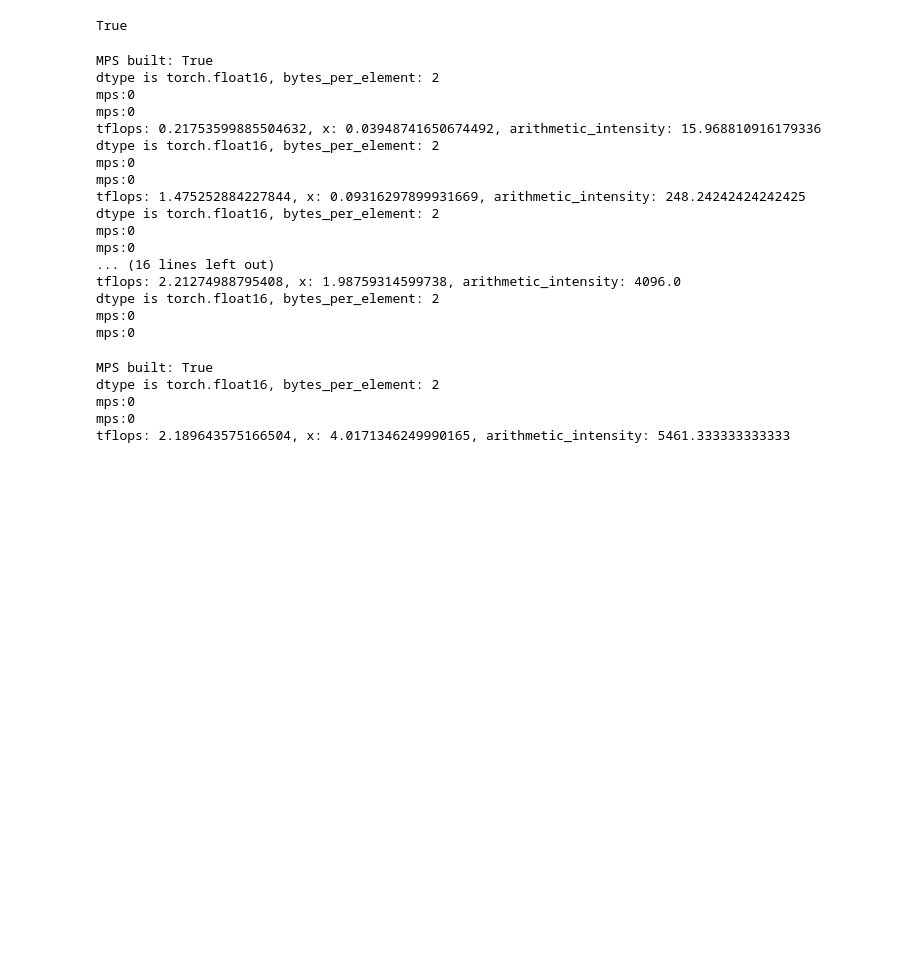
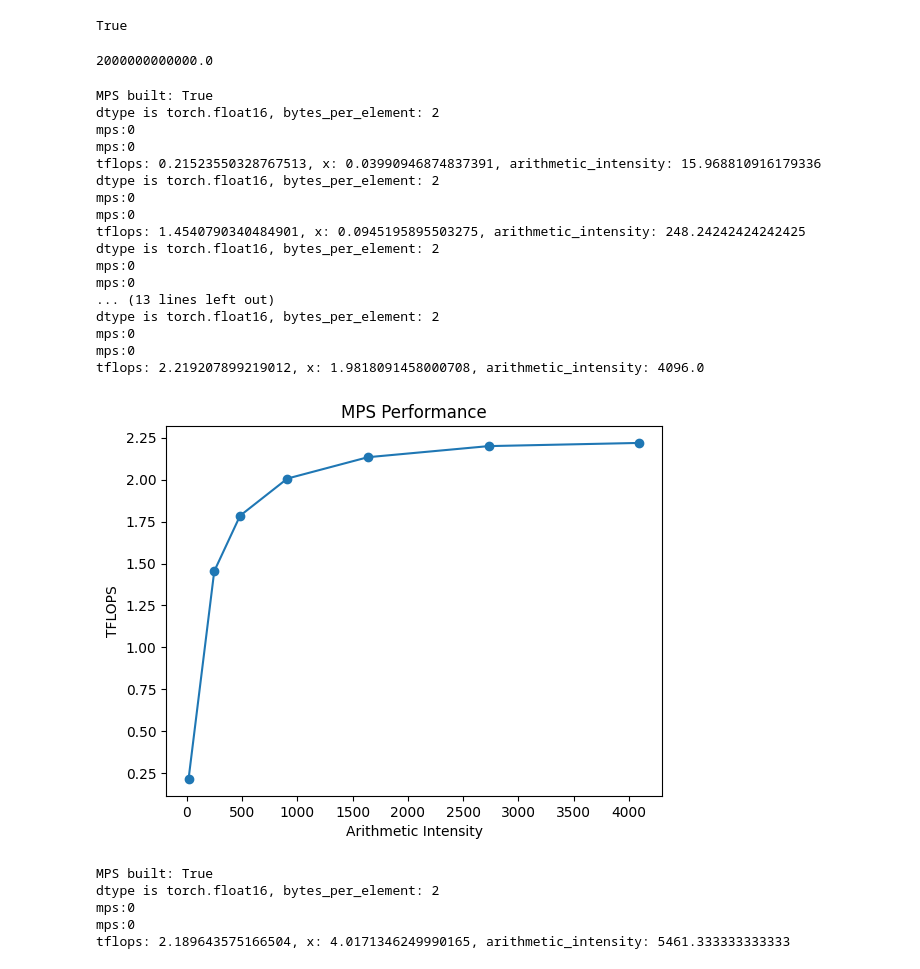
Before and after one commit to CoralLeiCN/Coral_de_LLM_recipes, a Jupyter notebook: benchmark/tflops.ipynb, the cells around one changed output. Drawn from its saved outputs; the diff is of its cells as text; code cells hidden in the pictures; blank space fills up the shorter version.

Commit message:
add plot to explain tflops vs arithmetic intensity

```diff
--- a/benchmark/tflops.ipynb
+++ b/benchmark/tflops.ipynb
@@ -66,29 +66,47 @@ torch.backends.cudnn.allow_tf32 = True
 torch.backends.mps.is_available()
 # %% [output]
 True
+# %%
+2 * 1e12
+# %% [output]
+2000000000000.0
 # %%
 print(f"MPS built: {torch.backends.mps.is_built()}")
 multiplier = 16
-for n in [1, 16, 32, 64, 128, 256, 512, 1024]:
-    benchmark_GEMM(matrix_shape= (1024*multiplier, n*multiplier, 1024*multiplier), dtype = torch.float16, device = 'mps', number = 2)
+result = []
+for n in [1, 16, 32, 64, 128, 256, 512]:
+    result.append(benchmark_GEMM(matrix_shape= (1024*multiplier, n*multiplier, 1024*multiplier), dtype = torch.float16, device = 'mps', number = 20))
 # %% [output]
 MPS built: True
 dtype is torch.float16, bytes_per_element: 2
 mps:0
 mps:0
-tflops: 0.21753599885504632, x: 0.03948741650674492, arithmetic_intensity: 15.968810916179336
+tflops: 0.21523550328767513, x: 0.03990946874837391, arithmetic_intensity: 15.968810916179336
 dtype is torch.float16, bytes_per_element: 2
 mps:0
 mps:0
-tflops: 1.475252884227844, x: 0.09316297899931669, arithmetic_intensity: 248.24242424242425
+tflops: 1.4540790340484901, x: 0.0945195895503275, arithmetic_intensity: 248.24242424242425
 dtype is torch.float16, bytes_per_element: 2
 mps:0
 mps:0
-... (16 lines left out)
-tflops: 2.21274988795408, x: 1.98759314599738, arithmetic_intensity: 4096.0
+... (13 lines left out)
 dtype is torch.float16, bytes_per_element: 2
 mps:0
 mps:0
+tflops: 2.219207899219012, x: 1.9818091458000708, arithmetic_intensity: 4096.0
+# %%
+import pandas as pd
+df = pd.DataFrame(result, columns=['tflops', 'time', 'arithmetic_intensity'])
+# %%
+# plot the results, tflops against arithmetic intensity
+import matplotlib.pyplot as plt
+plt.plot(df['arithmetic_intensity'], df['tflops'], 'o-')
+plt.xlabel('Arithmetic Intensity')
+plt.ylabel('TFLOPS')
+plt.title('MPS Performance')
+plt.show()
+# %% [output]
+[figure, added]
 # %%
 print(f"MPS built: {torch.backends.mps.is_built()}")
 multiplier = 16
```
